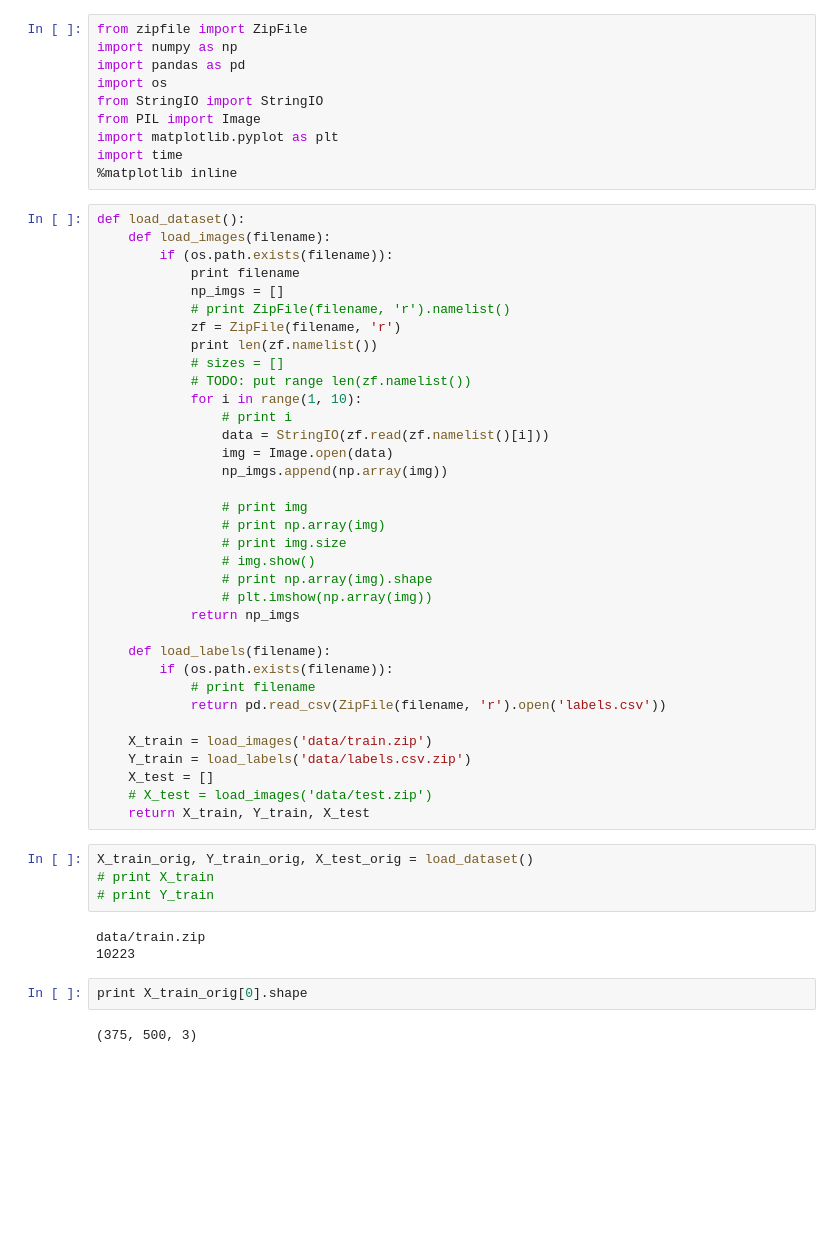
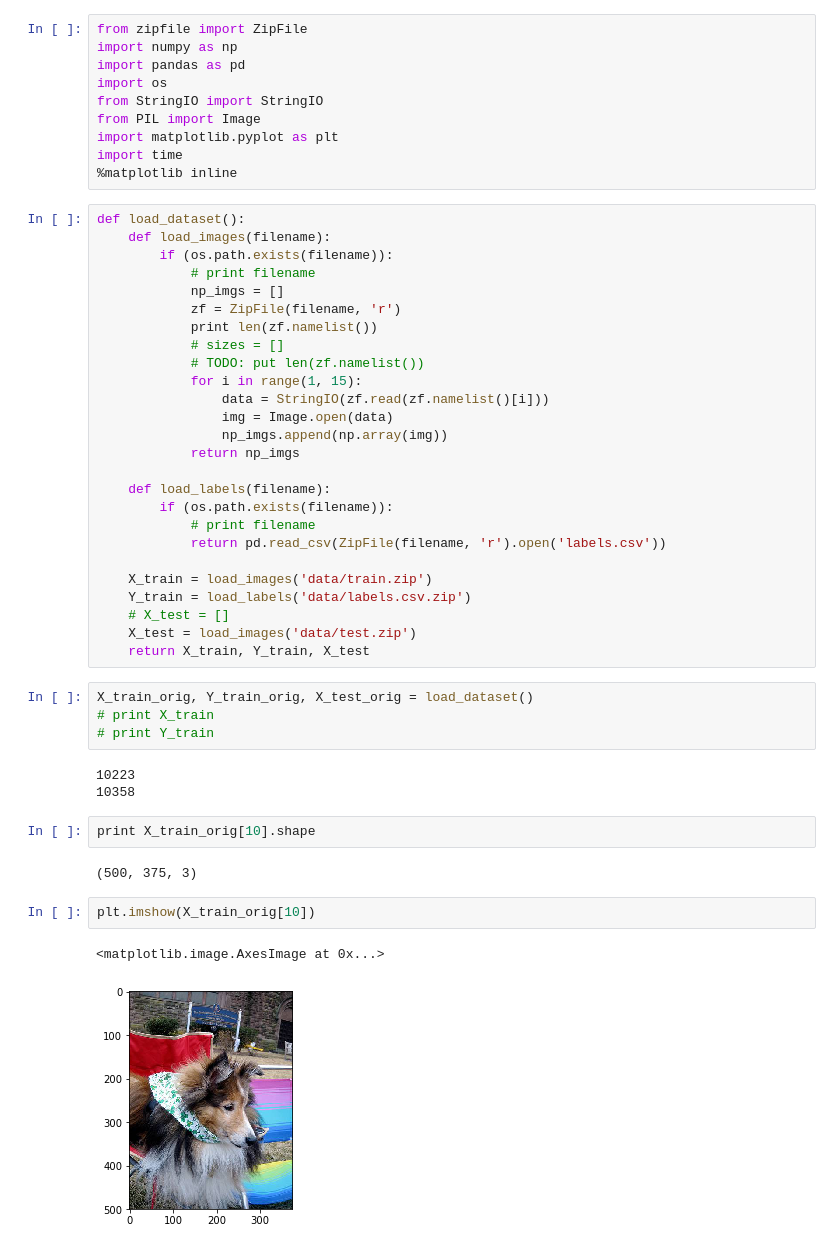
Before and after one commit to ajinkyapuar/kaggle-dog-breed-identification, a Jupyter notebook: dogbreed.ipynb, the cells around one changed output. Drawn from its saved outputs; the diff is of its cells as text; blank space fills up the shorter version.

```diff
--- a/dogbreed.ipynb
+++ b/dogbreed.ipynb
@@ -12,25 +12,16 @@ import time
 def load_dataset():
     def load_images(filename):
         if (os.path.exists(filename)):
-            print filename
+            # print filename
             np_imgs = []
-            # print ZipFile(filename, 'r').namelist()
             zf = ZipFile(filename, 'r')
             print len(zf.namelist())
             # sizes = []
-            # TODO: put range len(zf.namelist())
-            for i in range(1, 10):
-                # print i
+            # TODO: put len(zf.namelist())
+            for i in range(1, 15):
                 data = StringIO(zf.read(zf.namelist()[i]))
                 img = Image.open(data)
                 np_imgs.append(np.array(img))
-
-                # print img
-                # print np.array(img)
-                # print img.size
-                # img.show()
-                # print np.array(img).shape
-                # plt.imshow(np.array(img))
             return np_imgs
 
     def load_labels(filename):
@@ -40,17 +31,22 @@ def load_dataset():
 
     X_train = load_images('data/train.zip')
     Y_train = load_labels('data/labels.csv.zip')
-    X_test = []
-    # X_test = load_images('data/test.zip')
+    # X_test = []
+    X_test = load_images('data/test.zip')
     return X_train, Y_train, X_test
 # %%
 X_train_orig, Y_train_orig, X_test_orig = load_dataset()
 # print X_train
 # print Y_train
 # %% [output]
-data/train.zip
 10223
+10358
 # %%
-print X_train_orig[0].shape
+print X_train_orig[10].shape
 # %% [output]
-(375, 500, 3)
+(500, 375, 3)
+# %%
+plt.imshow(X_train_orig[10])
+# %% [output]
+<matplotlib.image.AxesImage at 0x...>
+[figure, added]
```
